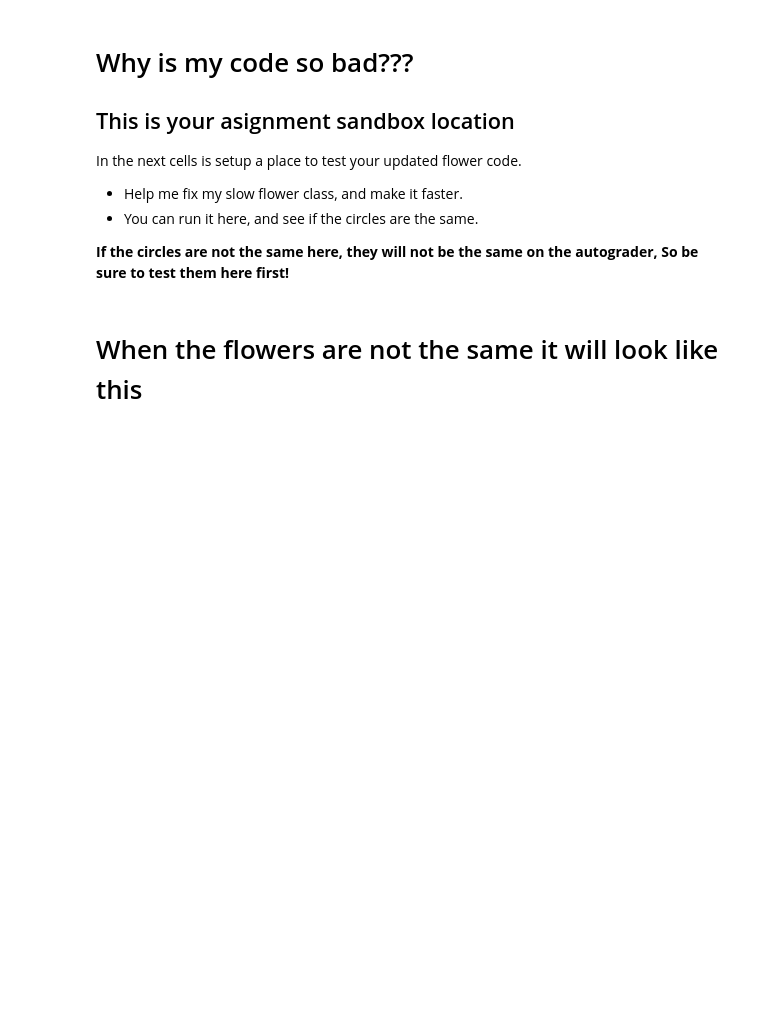
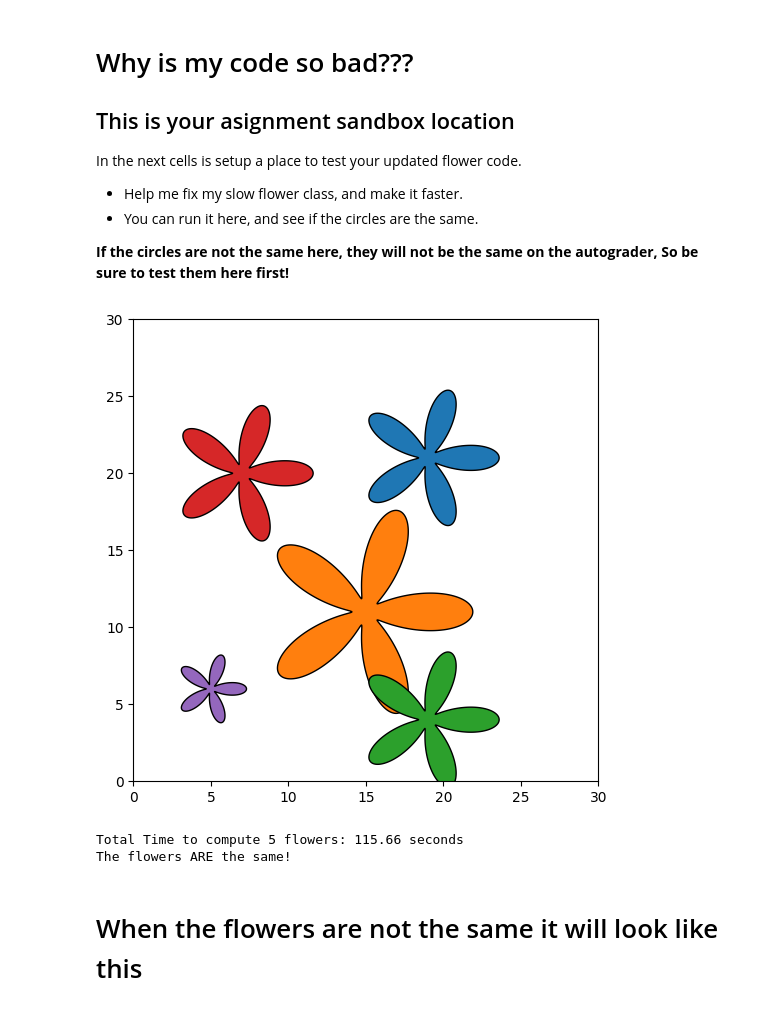
Before and after one commit to Engr315/P1_Optimization, a Jupyter notebook: Flowers.ipynb, the cells around one changed output. Saved outputs shown, nothing was run; the diff lists cells and outputs as text; code cells hidden in the pictures; blank space fills up the shorter version.

```diff
--- a/Flowers.ipynb
+++ b/Flowers.ipynb
@@ -87,45 +101,42 @@ In the next cells is setup a place to test your updated flower code.
 - You can run it here, and see if the circles are the same.
 
 **If the circles are not the same here, they will not be the same on the autograder, So be sure to test them here first!**
-# %%
-def flowers_are_same(good_flowers,suspicious_flowers):
-    x=len(good_flowers)
-    if(len(suspicious_flowers)!=x):
-       return False
-    for i in range(x):
-        y = len(good_flowers[i])
-        if(len(suspicious_flowers[i])!=y):
-            return False
-        for j in range(y):
-            if(round(good_flowers[i][j][0],9)!=round(suspicious_flowers[i][j][0],9) and round(good_flowers[i][j][1],9)!=round(suspicious_flowers[i][j][1],9)):
-                return False
-    return True
+# %%
+def flowers_are_same(good_flowers, suspicious_flowers):
+    """Compares two sets of flowers and determines weather they are same"""
+    for good_flower, sus_flower in zip(good_flowers, suspicious_flowers):
+        if good_flower != sus_flower:
+            return False
+        return True
 # %%
+from FastFlowers import FastFlowerDrawer
 
-import FastFlowers
-importlib.reload(FastFlowers)
-fast_flower_instance = FastFlowers.FastFlowerDrawer()
+fast_flower_instance = FastFlowerDrawer()
 
 
 start = time.perf_counter()
 fast_flowers = fast_flower_instance.draw_many_flower(inputs)
 stop = time.perf_counter()
 
 plt.figure(figsize=(6,6))
 plt.xlim(0, 30)
 plt.ylim(0, 30)
 
 for t in fast_flowers:
     x, y = zip(*t)
     plt.fill(x, y, edgecolor='black')
 
 plt.show()
 
 tot_time = stop-start
 print(f"Total Time to compute 5 flowers: {tot_time:.2f} seconds")
 
 same = flowers_are_same(good_flowers, fast_flowers)
 print(f"The flowers {'ARE' if same else 'ARE NOT'} the same!")
+# %% [output]
+[figure, added]
+Total Time to compute 5 flowers: 115.66 seconds
+The flowers ARE the same!
 # %% [markdown]
 # When the flowers are not the same it will look like this
 # %%
```
Also changed, not shown: parts of 13 cells of this notebook, 2 other files.
